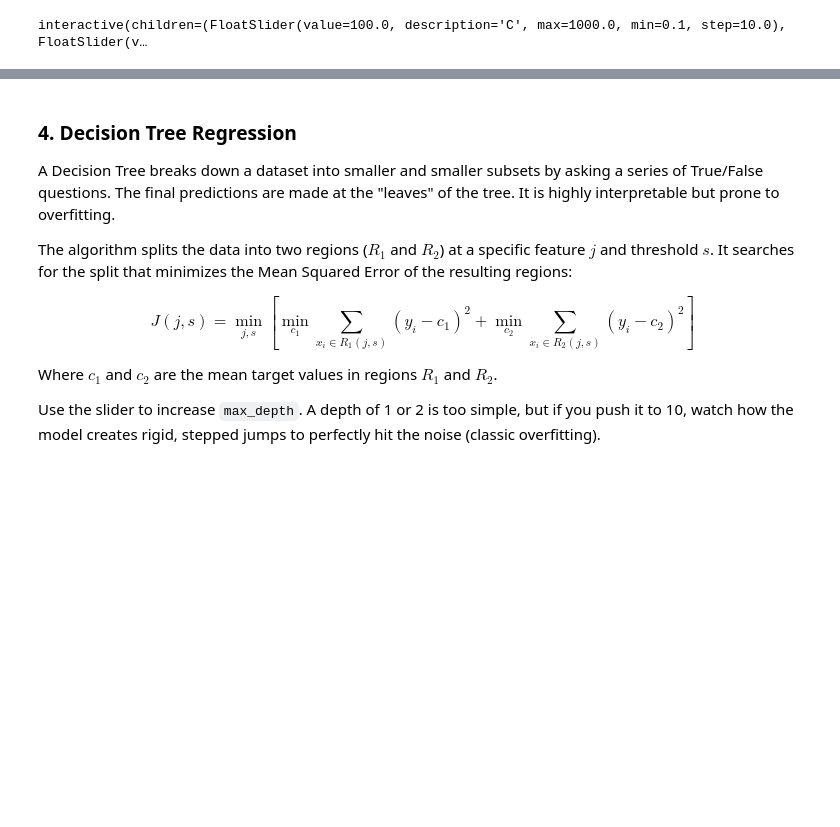
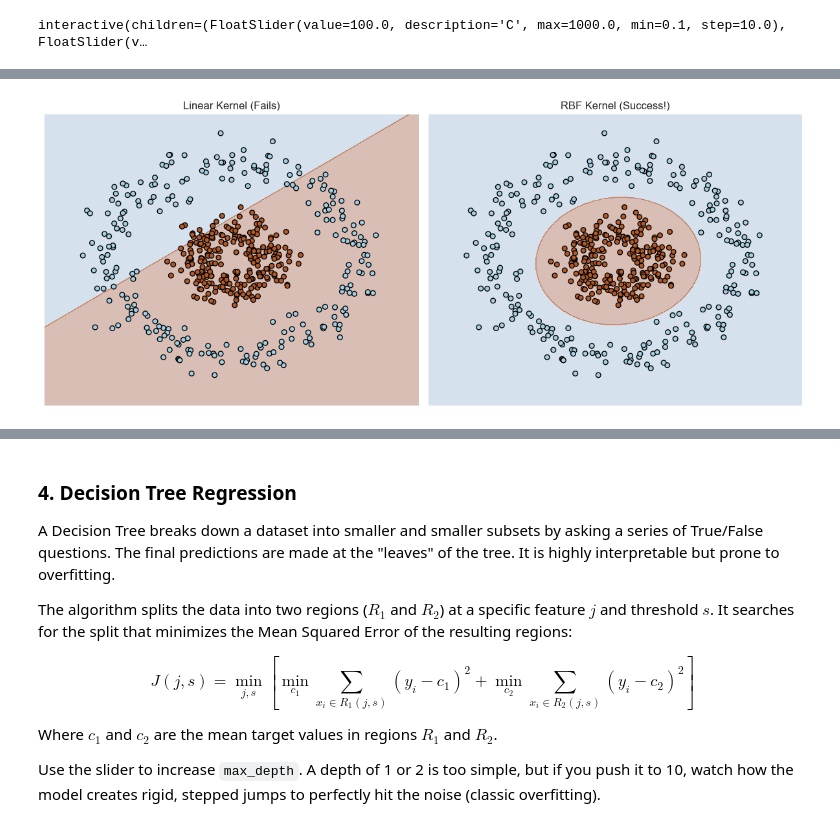
Before and after one commit to alasyariyphysics/learn-machine-learning, a Jupyter notebook: regression.ipynb, the cells around one changed output, grey strips where cells are left out. Cells and saved outputs as stored; diff of their text form; code cells hidden in the pictures; blank space fills up the shorter version.

```diff
--- a/regression.ipynb
+++ b/regression.ipynb
@@ -131,0 +148,39 @@ interactive(children=(FloatSlider(value=100.0, description='C', max=1000.0, min=
+# %%
+from sklearn.datasets import make_circles
+from sklearn.svm import SVC
+
+# 1. Generate non-linearly separable data (Circles)
+X, y = make_circles(n_samples=500, factor=0.3, noise=0.1, random_state=42)
+
+# 2. Define models
+# Linear Kernel (No trick)
+linear_svm = SVC(kernel='linear')
+linear_svm.fit(X, y)
+
+# RBF Kernel (The Trick)
+rbf_svm = SVC(kernel='rbf', gamma=0.7)
+rbf_svm.fit(X, y)
+
+# 3. Visualization logic
+def plot_boundaries(model, X, y, title):
+    xx, yy = np.meshgrid(np.linspace(-1.5, 1.5, 500), np.linspace(-1.5, 1.5, 500))
+    Z = model.predict(np.c_[xx.ravel(), yy.ravel()])
+    Z = Z.reshape(xx.shape)
+
+    plt.contourf(xx, yy, Z, alpha=0.3, cmap=plt.cm.Paired)
+    plt.scatter(X[:, 0], X[:, 1], c=y, s=30, edgecolor='k', cmap=plt.cm.Paired)
+    plt.title(title)
+    plt.xticks([]); plt.yticks([])
+
+plt.figure(figsize=(12, 5))
+
+plt.subplot(1, 2, 1)
+plot_boundaries(linear_svm, X, y, "Linear Kernel (Fails)")
+
+plt.subplot(1, 2, 2)
+plot_boundaries(rbf_svm, X, y, "RBF Kernel (Success!)")
+
+plt.tight_layout()
+plt.show()
+# %% [output]
+[figure, added]
```
Also changed, not shown: parts of 3 cells of this notebook.
